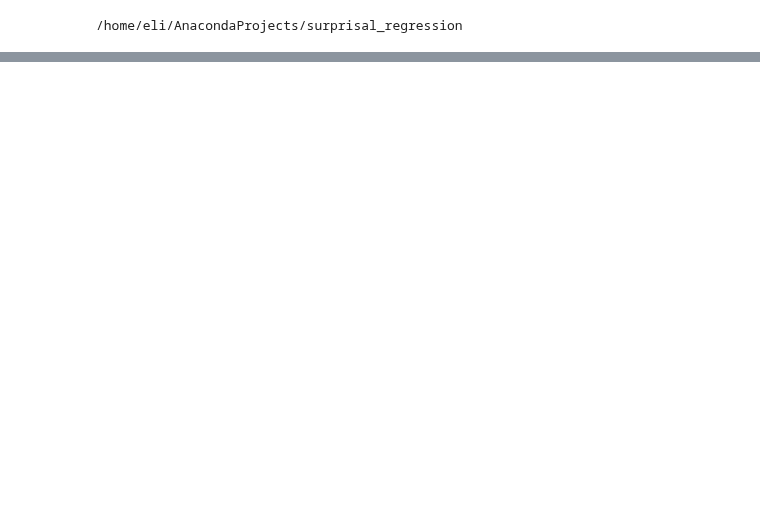
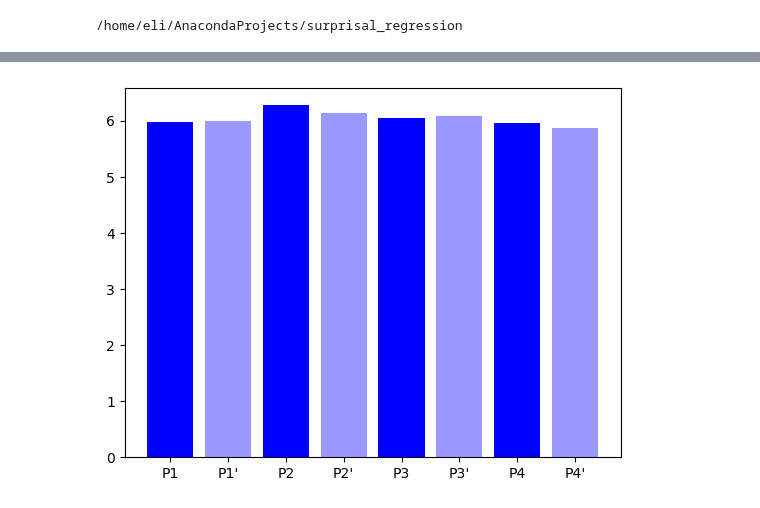
Before and after one commit to BastosLab/surprisal_regression, a Jupyter notebook: notebooks/C31-ses-230707/PFC/ablate_all.ipynb, the cells around one changed output, grey strips where cells are left out. Drawn from its saved outputs; the diff is of its cells as text; code cells hidden in the pictures; blank space fills up the shorter version.

```diff
--- a/notebooks/C31-ses-230707/PFC/ablate_all.ipynb
+++ b/notebooks/C31-ses-230707/PFC/ablate_all.ipynb
@@ -49,0 +88,4 @@ tensor([1.0009, 1.0010], grad_fn=<ExpBackward0>)
+# %%
+comparison_plot(go_trials())
+# %% [output]
+[figure, added]
```
Also changed, not shown: parts of 10 cells of this notebook, 7 other files.
